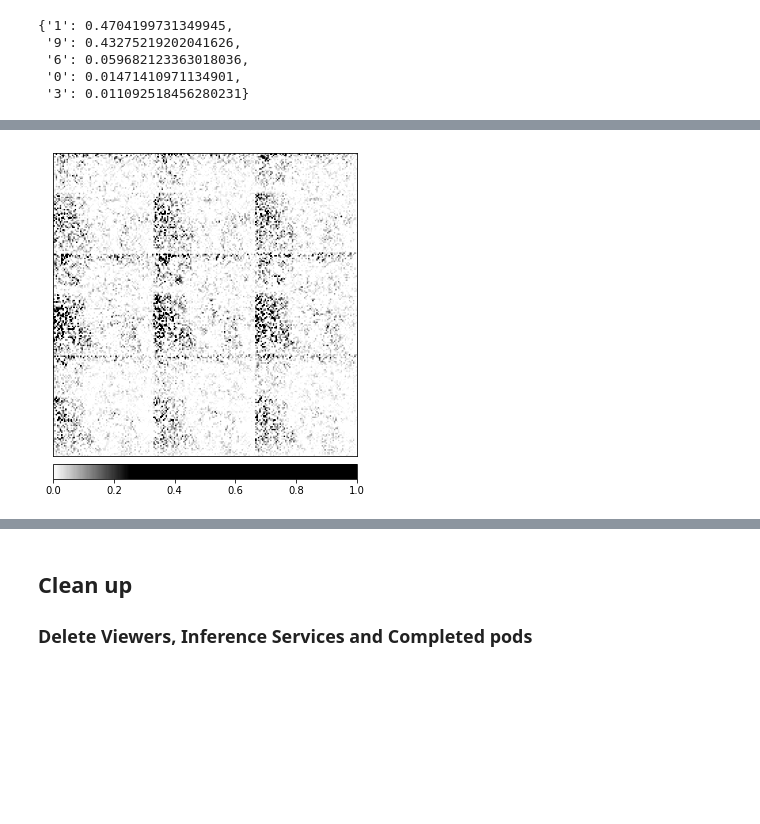
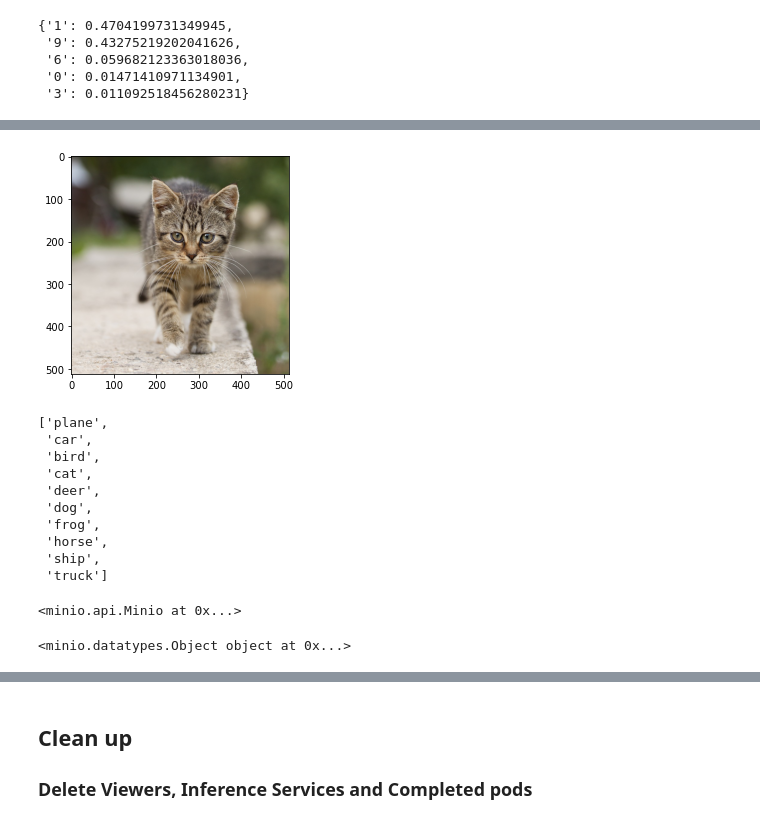
Before and after one commit to chauhang/pytorch-pipeline, a Jupyter notebook: pytorch_pipeline/RunPipeline-Cifar10.ipynb, the cells around one changed output, grey strips where cells are left out. Drawn from its saved outputs; the diff is of its cells as text; code cells hidden in the pictures; blank space fills up the shorter version.

Commit message:
adding captum insights for cifar10
Signed-off-by: Arvind-Ideas2IT <arvindkumarsingh.gautam@ideas2it.com>

```diff
--- a/pytorch_pipeline/RunPipeline-Cifar10.ipynb
+++ b/pytorch_pipeline/RunPipeline-Cifar10.ipynb
@@ -279,16 +219,0 @@ _ = viz.visualize_image_attr(attributions, original_image, method="blended_heat_
-# %%
-from matplotlib.colors import LinearSegmentedColormap
-default_cmap = LinearSegmentedColormap.from_list('custom blue',
-                                                 [(0, '#ffffff'),
-                                                  (0.25, '#000000'),
-                                                  (1, '#000000')], N=256)
-
-_ = viz.visualize_image_attr(attributions,
-                             np.transpose(transformed_img.squeeze().cpu().detach().numpy(), (1,2,0)),
-                             method='heat_map',
-                             cmap=default_cmap,
-                             show_colorbar=True,
-                             sign='positive',
-                             outlier_perc=1)
-# %% [output]
-[figure, removed]
@@ -294,0 +244,8 @@ _ = viz.visualize_image_attr(attributions,
+# %%
+#Read the test image
+test_img = Image.open('./examples/cifar10/kitten.png')
+test_img_data = np.asarray(test_img)
+plt.imshow(test_img_data)
+plt.show()
+# %% [output]
+[figure, added]
@@ -294,0 +269,35 @@ _ = viz.visualize_image_attr(attributions,
+# %%
+labels_path = './examples/cifar10/class_mapping.json'
+with open(labels_path) as json_data:
+    idx_to_labels = json.load(json_data)
+list(map(lambda k: idx_to_labels[k], idx_to_labels.keys()))
+# %% [output]
+['plane',
+ 'car',
+ 'bird',
+ 'cat',
+ 'deer',
+ 'dog',
+ 'frog',
+ 'horse',
+ 'ship',
+ 'truck']
+# %%
+minio_config = {
+            "HOST": "localhost:9000",
+            "ACCESS_KEY": "minio",
+            "SECRET_KEY": "minio123",
+            "BUCKET": "mlpipeline",
+            "FOLDER": " modelfiles/cifar10/902a2a9e-9739-42dc-b41f-81c5dd5a4864"}
+
+def _initiate_minio_client(minio_config):
+        minio_host = minio_config["HOST"]
+        access_key = minio_config["ACCESS_KEY"]
+        secret_key = minio_config["SECRET_KEY"]
+        client = Minio(minio_host, access_key=access_key, secret_key=secret_key, secure=False)
+        return client
+
+client= _initiate_minio_client(minio_config)
+client
+# %% [output]
+<minio.api.Minio at 0x...>
@@ -294,0 +313,4 @@ _ = viz.visualize_image_attr(attributions,
+# %%
+download_artifact_from_minio("modelfiles/cifar10/902a2a9e-9739-42dc-b41f-81c5dd5a4864","resnet.pth")
+# %% [output]
+<minio.datatypes.Object object at 0x...>
```
Also changed, not shown: parts of 47 cells of this notebook, 2 other files.
